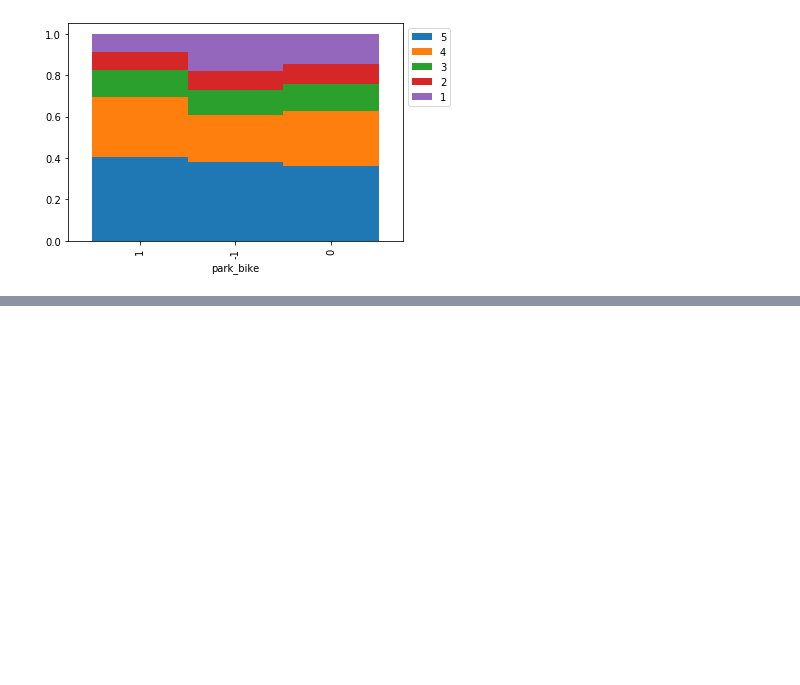
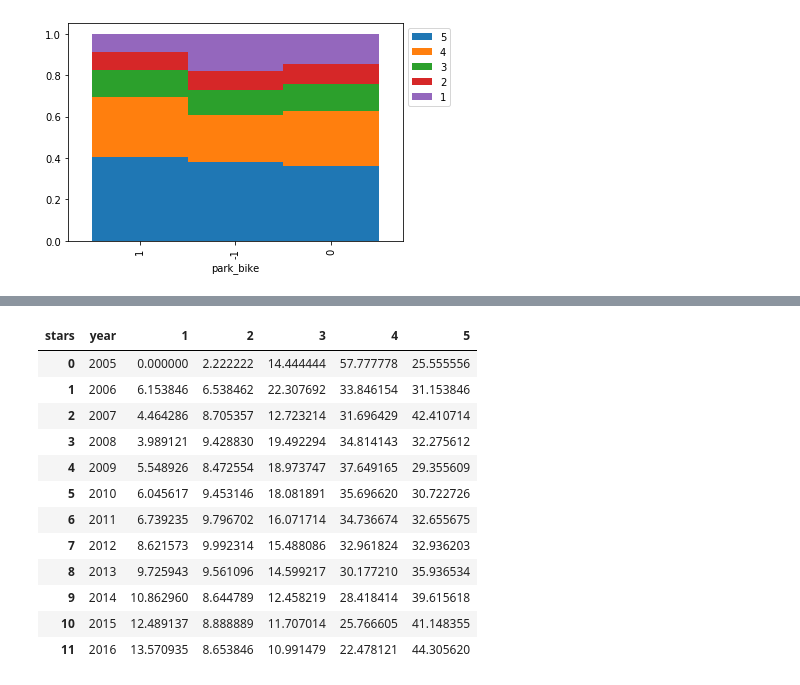
Before and after one commit to pe44enka/Yelp, a Jupyter notebook: DA_Project.ipynb, the cells around one changed output, grey strips where cells are left out. Saved outputs shown, nothing was run; the diff lists cells and outputs as text; code cells hidden in the pictures; blank space fills up the shorter version.

```diff
--- a/DA_Project.ipynb
+++ b/DA_Project.ipynb
@@ -3163,0 +3177,24 @@ stars=[5,4,3,2,1]
+# %%
+years_df = (rdf
+                 .pipe(lambda df_: pd.crosstab(df_.year, df_.stars))
+                 .pipe(lambda df_: df_.div(df_.sum(axis=1), axis=0))
+                 .mul(100)
+                 .loc[:2016]
+                 .reset_index()
+                 )
+#years_star_df = years_star_df.melt(id_vars = 'year')
+years_df#.head()
+# %% [output]
+| stars | year | 1 | 2 | 3 | 4 | 5 |
+| 0 | 2005 | 0.000000 | 2.222222 | 14.444444 | 57.777778 | 25.555556 |
+| 1 | 2006 | 6.153846 | 6.538462 | 22.307692 | 33.846154 | 31.153846 |
+| 2 | 2007 | 4.464286 | 8.705357 | 12.723214 | 31.696429 | 42.410714 |
+| 3 | 2008 | 3.989121 | 9.428830 | 19.492294 | 34.814143 | 32.275612 |
+| 4 | 2009 | 5.548926 | 8.472554 | 18.973747 | 37.649165 | 29.355609 |
+| 5 | 2010 | 6.045617 | 9.453146 | 18.081891 | 35.696620 | 30.722726 |
+| 6 | 2011 | 6.739235 | 9.796702 | 16.071714 | 34.736674 | 32.655675 |
+| 7 | 2012 | 8.621573 | 9.992314 | 15.488086 | 32.961824 | 32.936203 |
+| 8 | 2013 | 9.725943 | 9.561096 | 14.599217 | 30.177210 | 35.936534 |
+| 9 | 2014 | 10.862960 | 8.644789 | 12.458219 | 28.418414 | 39.615618 |
+| 10 | 2015 | 12.489137 | 8.888889 | 11.707014 | 25.766605 | 41.148355 |
+| 11 | 2016 | 13.570935 | 8.653846 | 10.991479 | 22.478121 | 44.305620 |
```
Also changed, not shown: parts of 7 cells of this notebook.
